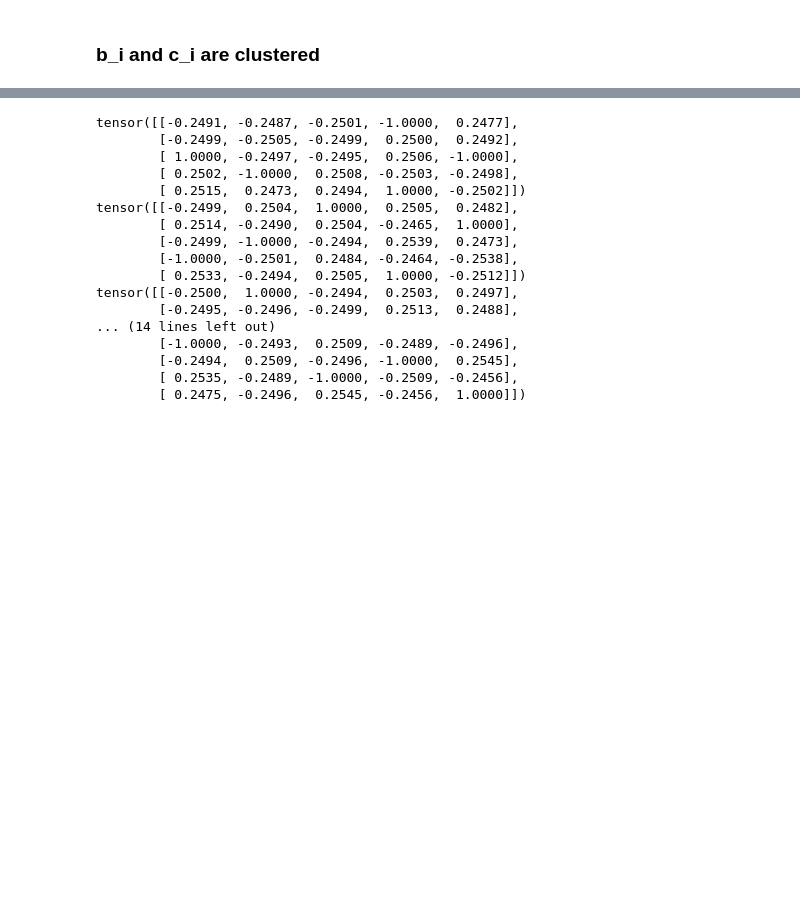
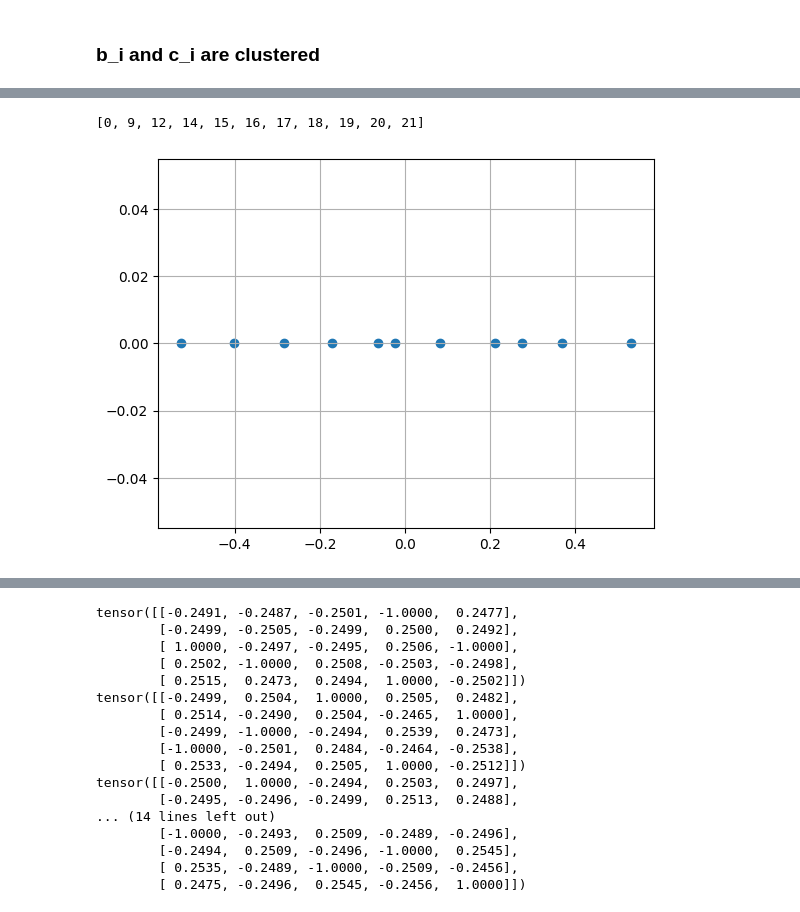
Before and after one commit to LouisYRYJ/Finite-groups, a Jupyter notebook: notebooks/irreps_all.ipynb, the cells around one changed output, grey strips where cells are left out. Cells and saved outputs as stored; diff of their text form; code cells hidden in the pictures; blank space fills up the shorter version.

```diff
--- a/notebooks/irreps_all.ipynb
+++ b/notebooks/irreps_all.ipynb
@@ -256,5 +308,18 @@ for i in range(len(irrep_idxs)):
     A_expl.append(ls[0]**2 / ls.pow(2).sum())
     B_expl.append(rs[0]**2 / rs.pow(2).sum())
 a, b, c, d = t.stack(a, dim=0), t.stack(b, dim=0), t.stack(c, dim=0), t.stack(d, dim=0)
-min(A_expl), min(B_expl)
+print(min(A_expl), min(B_expl))
+
+# Clear up sign ambiguity from SVD
+a_sign = t.sgn(a[:,0])
+a = t.diag(a_sign) @ a
+b = t.diag(a_sign) @ b
+d_sign = t.sgn(d[:,0])
+c = t.diag(d_sign) @ c
+d = t.diag(d_sign) @ d
+
+# Remove points with bad C=BA r^2
+a, b, c, d = a[good], b[good], c[good], d[good]
+
+coef_good = coef[good]
 # %% [output]
@@ -292,7 +365,7 @@ for i, j in product(range(irrep_d), repeat=2):
 # %% [markdown]
 ### b_i and c_i are clustered
 # %%
-n_clusters = 22
+n_clusters = 10
 
 from sklearn.cluster import KMeans
 c_kmeans = KMeans(n_clusters=n_clusters, random_state=42).fit(c.numpy())
@@ -314,0 +388,5 @@ tensor(0.0312)
+# %%
+for i in range(n_clusters):
+    print(f'b={i}, c={c_labels[b_labels==i].tolist()}')
+    print(f'b={i}, coef={(10*coef_good[b_labels==i]).int().tolist()}')
+    print()
@@ -319,7 +415,7 @@ for i in range(22):
     c_set = set(c_labels[b_labels == i].tolist())
     done = False
     for j in range(len(c_parts)):
-        if c_set.issubset(c_parts[j]) or c_parts[j].issubset(c_set):
+        if len(c_set & c_parts[j]) > 0:
             c_parts[j] = c_set.union(c_parts[j])
             b_parts[j].add(i)
             done = True
@@ -331,4 +427,7 @@ for i in range(22):
 
 print(b_parts)
 print(c_parts)
+
+b_parts = list(map(list, b_parts))
+c_parts = list(map(list, c_parts))
 # %% [output]
@@ -340,0 +451,10 @@ b_part2 = [2, 5, 6, 7, 8]
+# %%
+b_parts[0]
+# %% [output]
+[0, 9, 12, 14, 15, 16, 17, 18, 19, 20, 21]
+# %%
+plt.scatter(sorted((b_mean[b_parts[1]] * a.mean(dim=0)).sum(dim=1).tolist()), [0] * 11)
+plt.grid()
+plt.show()
+# %% [output]
+[figure, added]
```
Also changed, not shown: parts of 31 cells of this notebook, 2 other files.
